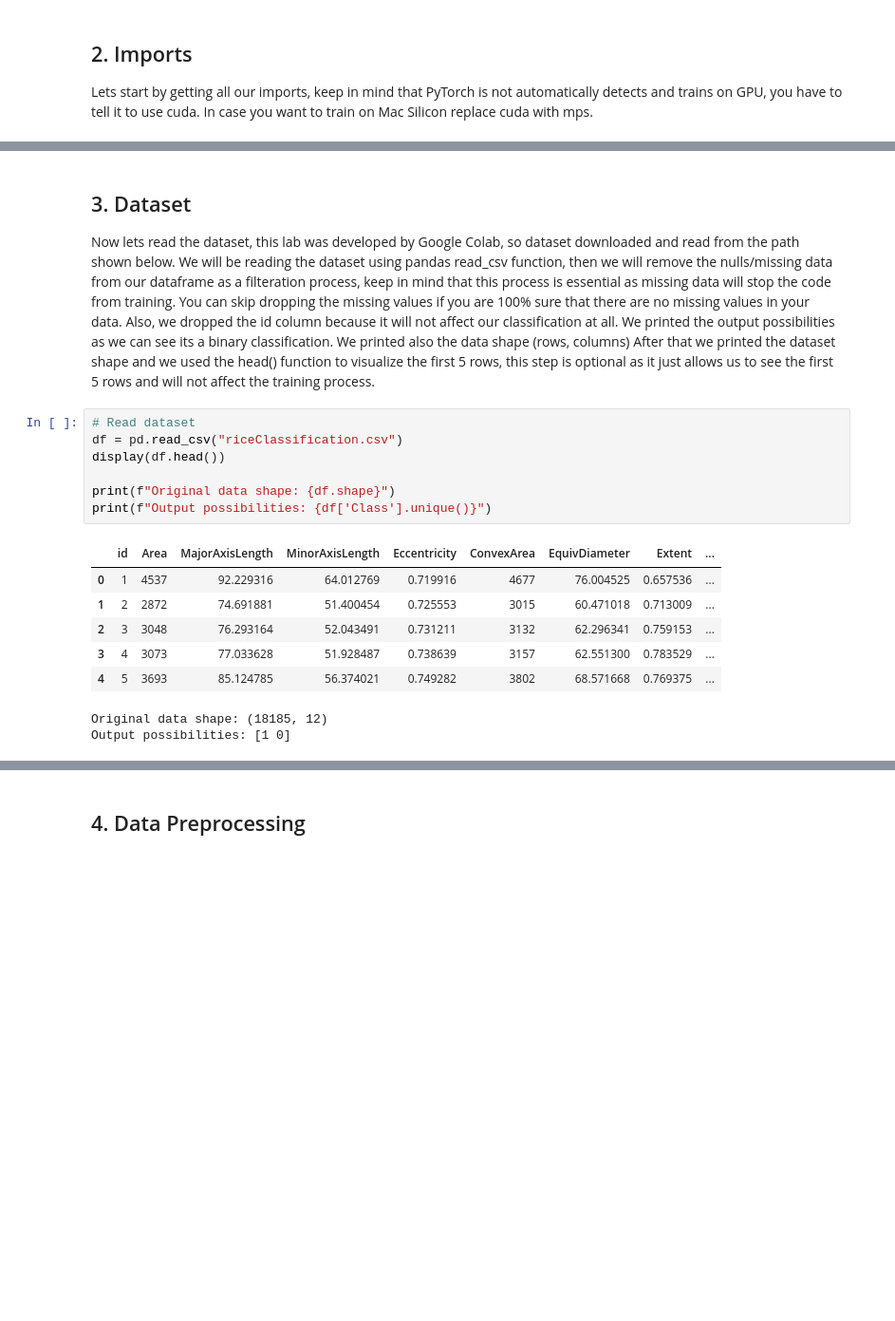
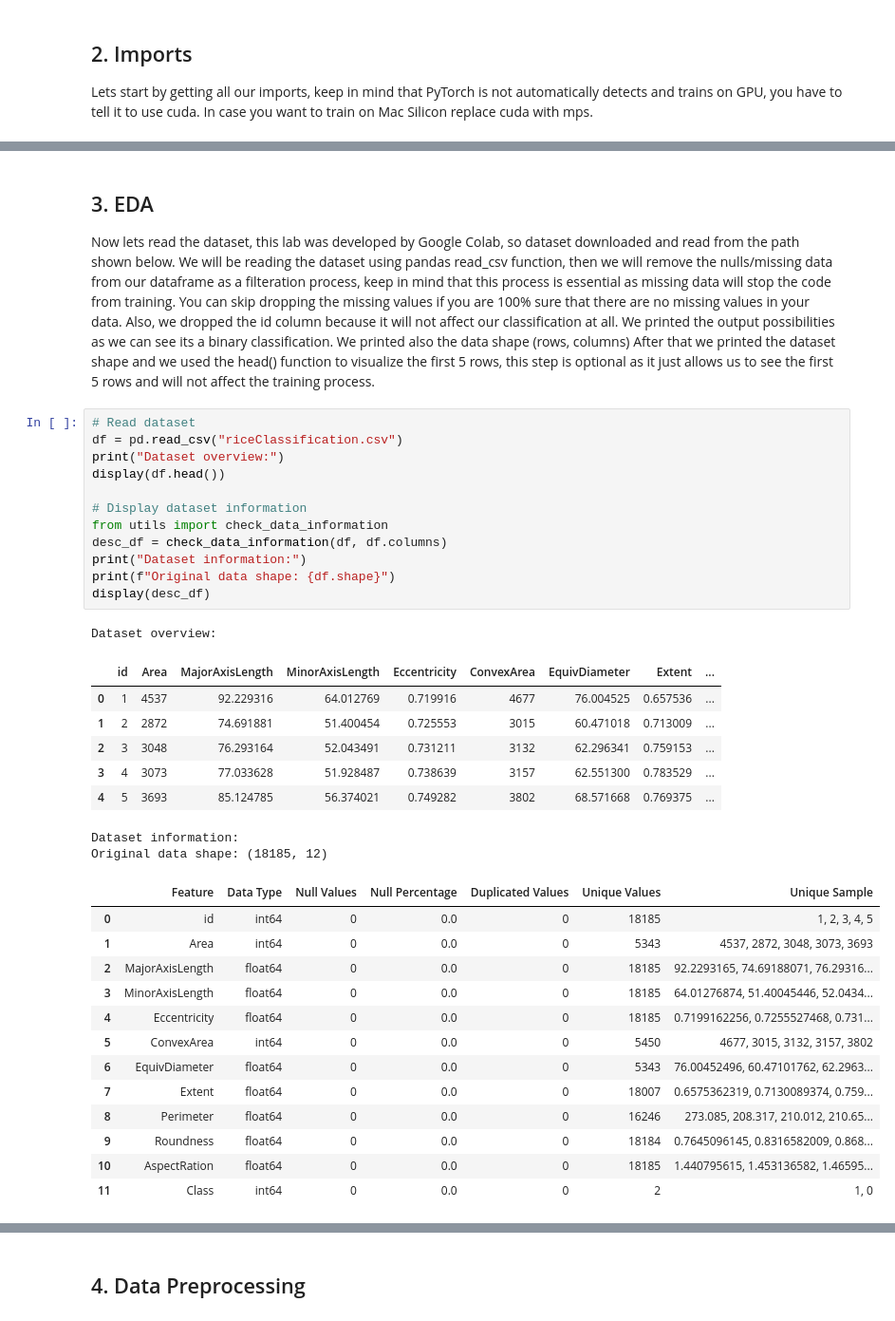
Before and after one commit to mcikalmerdeka/pytorch-learning, a Jupyter notebook: rice_type_classification/main.ipynb, the cells around one changed output, grey strips where cells are left out. Shown: that part at 95% size. Drawn from its saved outputs; the diff is of its cells as text; blank space fills up the shorter version.

```diff
--- a/rice_type_classification/main.ipynb
+++ b/rice_type_classification/main.ipynb
@@ -25,22 +37,41 @@ device = 'cuda' if torch.cuda.is_available() else 'cpu' # detect the GPU if any,
 # %% [markdown]
-## 3. Dataset
+## 3. EDA
 
 Now lets read the dataset, this lab was developed by Google Colab, so dataset downloaded and read from the path shown below. We will be reading the dataset using pandas read_csv function, then we will remove the nulls/missing data from our dataframe as a filteration process, keep in mind that this process is essential as missing data will stop the code from training. You can skip dropping the missing values if you are 100% sure that there are no missing values in your data. Also, we dropped the id column because it will not affect our classification at all. We printed the output possibilities as we can see its a binary classification. We printed also the data shape (rows, columns) After that we printed the dataset shape and we used the head() function to visualize the first 5 rows, this step is optional as it just allows us to see the first 5 rows and will not affect the training process.
 # %%
 # Read dataset
 df = pd.read_csv("riceClassification.csv")
+print("Dataset overview:")
 display(df.head())
 
+# Display dataset information
+from utils import check_data_information
+desc_df = check_data_information(df, df.columns)
+print("Dataset information:")
 print(f"Original data shape: {df.shape}")
-print(f"Output possibilities: {df['Class'].unique()}")
+display(desc_df)
 # %% [output]
+Dataset overview:
 |  | id | Area | MajorAxisLength | MinorAxisLength | Eccentricity | ConvexArea | EquivDiameter | Extent | ... |
 | 0 | 1 | 4537 | 92.229316 | 64.012769 | 0.719916 | 4677 | 76.004525 | 0.657536 | ... |
 | 1 | 2 | 2872 | 74.691881 | 51.400454 | 0.725553 | 3015 | 60.471018 | 0.713009 | ... |
 | 2 | 3 | 3048 | 76.293164 | 52.043491 | 0.731211 | 3132 | 62.296341 | 0.759153 | ... |
 | 3 | 4 | 3073 | 77.033628 | 51.928487 | 0.738639 | 3157 | 62.551300 | 0.783529 | ... |
 | 4 | 5 | 3693 | 85.124785 | 56.374021 | 0.749282 | 3802 | 68.571668 | 0.769375 | ... |
-Original data shape: (18185, 12)
-Output possibilities: [1 0]
+Dataset information:
+Original data shape: (18185, 12)
+|  | Feature | Data Type | Null Values | Null Percentage | Duplicated Values | Unique Values | Unique Sample |
+| 0 | id | int64 | 0 | 0.0 | 0 | 18185 | 1, 2, 3, 4, 5 |
+| 1 | Area | int64 | 0 | 0.0 | 0 | 5343 | 4537, 2872, 3048, 3073, 3693 |
+| 2 | MajorAxisLength | float64 | 0 | 0.0 | 0 | 18185 | 92.2293165, 74.69188071, 76.29316... |
+| 3 | MinorAxisLength | float64 | 0 | 0.0 | 0 | 18185 | 64.01276874, 51.40045446, 52.0434... |
+| 4 | Eccentricity | float64 | 0 | 0.0 | 0 | 18185 | 0.7199162256, 0.7255527468, 0.731... |
+| 5 | ConvexArea | int64 | 0 | 0.0 | 0 | 5450 | 4677, 3015, 3132, 3157, 3802 |
+| 6 | EquivDiameter | float64 | 0 | 0.0 | 0 | 5343 | 76.00452496, 60.47101762, 62.2963... |
+| 7 | Extent | float64 | 0 | 0.0 | 0 | 18007 | 0.6575362319, 0.7130089374, 0.759... |
+| 8 | Perimeter | float64 | 0 | 0.0 | 0 | 16246 | 273.085, 208.317, 210.012, 210.65... |
+| 9 | Roundness | float64 | 0 | 0.0 | 0 | 18184 | 0.7645096145, 0.8316582009, 0.868... |
+| 10 | AspectRation | float64 | 0 | 0.0 | 0 | 18185 | 1.440795615, 1.453136582, 1.46595... |
+| 11 | Class | int64 | 0 | 0.0 | 0 | 2 | 1, 0 |
 # %%
 # Preprocessing steps
```
Also changed, not shown: parts of 5 cells of this notebook.
